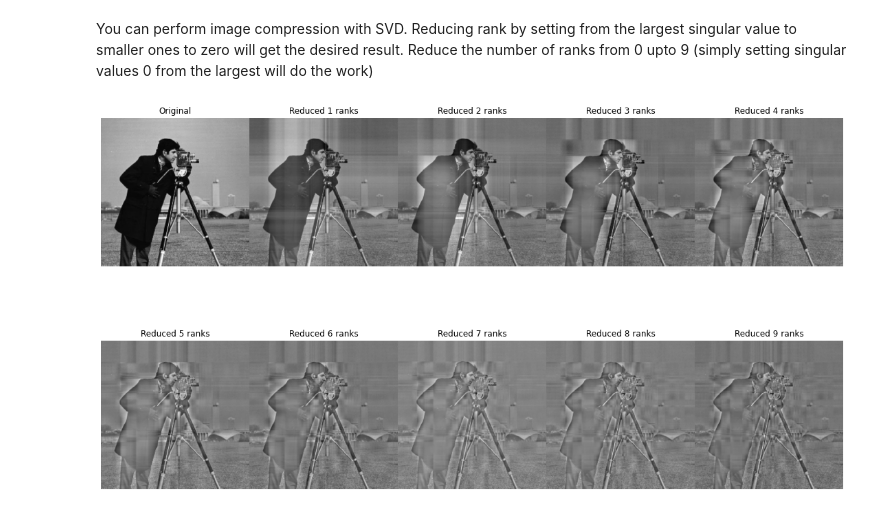
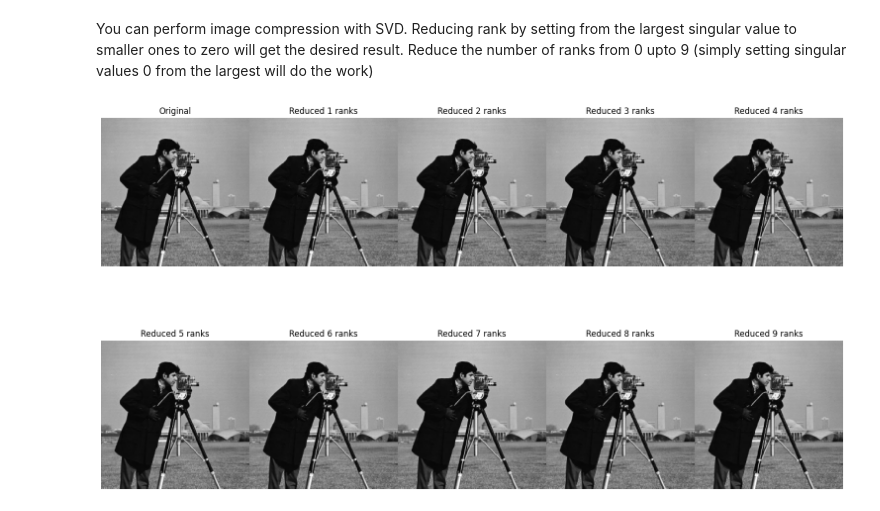
Before and after one commit to megamiii/SingleValueDecomposition, a Jupyter notebook: SVD.ipynb, the cells around one changed output. Cells and saved outputs as stored; diff of their text form; code cells hidden in the pictures.

```diff
--- a/SVD.ipynb
+++ b/SVD.ipynb
@@ -28,6 +41,29 @@ def SVD(A:np.array): # assume 2D array
   #------To Do : Fill here---------------#
   ########################################
 
+  # Calculate the eigenvalues and eigenvectors of A^TA and AA^T
+  eigenvalues_v, eigenvectors_v = np.linalg.eig(np.dot(A.T, A))
+  eigenvalues_u, eigenvectors_u = np.linalg.eig(np.dot(A, A.T))
+
+  # Sort the eigenvalues and eigen vectors of A^TA and AA^T in descending order
+  sorted_v = np.argsort(eigenvalues_v)[::-1]
+  sorted_u = np.argsort(eigenvalues_u)[::-1]
+
+  eigenvectors_v = eigenvectors_v[:, sorted_v]
+  eigenvectors_u = eigenvectors_u[:, sorted_u]
+
+  # Calculate singular values
+  Sig = np.sqrt(np.abs(eigenvalues_v[sorted_v]))
+
+  # Calculate U and V
+  U = eigenvectors_u
+  V = eigenvectors_v
+
+  # Match the signs
+  for i in range(V.shape[1]): # Iterate through the coloumns of V
+    u = np.dot(A, V[:, i]) # Calculate u
+    if np.sign(u[0]) != np.sign(U[:, i][0]): # Sign check the first element
+      U[:, i] = -U[:, i] # Flip the sign
 
   ########################################
   #------End of your Code----------------#
@@ -133,34 +190,44 @@ def compress(Sigma, rank=0):
   #------To Do : Fill here---------------#
   ########################################
 
+  # Set the smallest singular values to zero
+  Sigma[-rank:] = 0
+
   ########################################
   #------End of your Code----------------#
   ########################################
   return Sigma
 
 U, Sig, Vt = None, None, None
 img_list = [] # list of images in numpy format
 ########################################
 #------To Do : Fill here---------------#
 ########################################
+U, Sig, Vt = SVD(original_img)
 
+img_list = [original_img]
+
+for rank in range(1, 10):  # Reduce the number of ranks from 0 to 9
+  compressed_Sig = compress(copy.deepcopy(Sig), rank) # Compress the singular values
+  reconst_img = np.dot(U, np.dot(np.diag(compressed_Sig), Vt)) # Restore the image
+  img_list.append(reconst_img)
 ########################################
 #------End of your Code----------------#
 ########################################
 
 # Restore with different ranks(with different a)
 gridspec_kw = {"wspace": 0.0, "hspace": 0.0}
 fig, ax = plt.subplots(2, 5, gridspec_kw=gridspec_kw, figsize=(15, 9))
 fig.subplots_adjust(left=0, bottom=0, right=1, top=1)
 for y in range(2):
     for x in range(5):
         idx = 5*y+x
           # original_img
         if idx == 0:
           ax[y][x].set_title("Original")
         else:
           ax[y][x].set_title("Reduced {} ranks".format(idx))
         ax[y][x].imshow(img_list[idx], cmap='gray')
         ax[y][x].set_axis_off()
 # %% [output]
-[figure, old version]
+[figure, new version]
```
Also changed, not shown: parts of 4 cells of this notebook.
